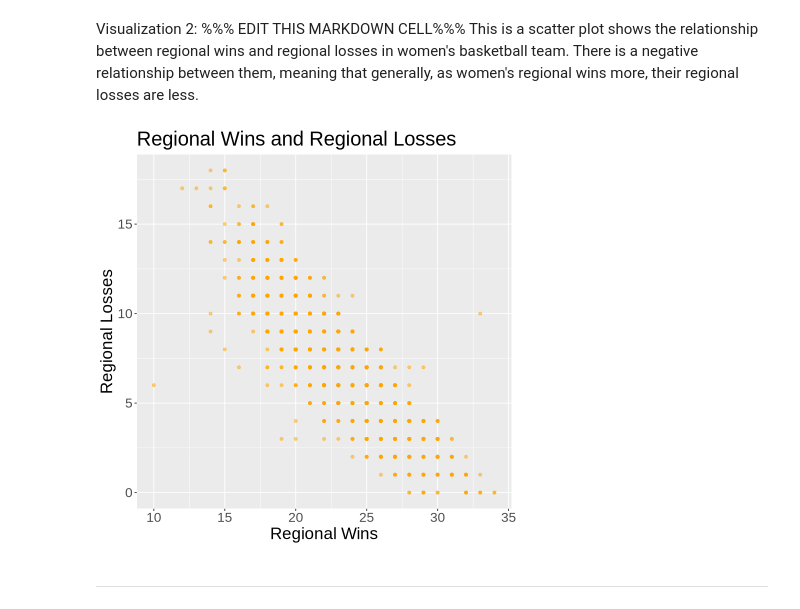
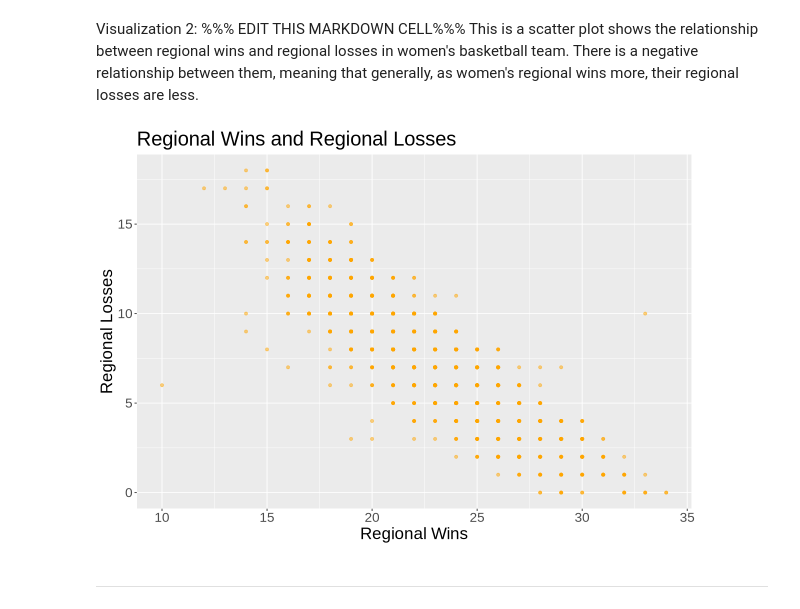
Before and after one commit to liujiayan1234-create/dsci-100-project-Joanna-Liu, a Jupyter notebook: dsci-100-project-notebook.ipynb, the cells around one changed output. Drawn from its saved outputs; the diff is of its cells as text; code cells hidden in the pictures.

```diff
--- a/dsci-100-project-notebook.ipynb
+++ b/dsci-100-project-notebook.ipynb
@@ -408,16 +408,18 @@ Visualization 2: %%% EDIT THIS MARKDOWN CELL%%%
 This is a scatter plot shows the relationship between regional wins and regional losses in women's basketball team. There is a negative relationship between them, meaning that generally, as women's regional wins more, their regional losses are less.
 # %%
 ### EDIT THIS CODE CELL FOR VISUALIZATION 2###
+options(repr.plot.width = 10, repr.plot.height = 7)
+options(jupyter.plot_mimetypes = "image/png")
 visualization_2 <-ggplot(women_basketball_tidy, aes(x = reg_wins, y = reg_losses)) +
   geom_point(color = "orange", alpha = 0.5) +
   labs(title = "Regional Wins and Regional Losses",
        x = "Regional Wins",
        y = "Regional Losses")+
 theme(text = element_text(size = 20))
 
 visualization_2
 # %% [output]
-[figure, old version]
+[figure, new version]
 # %% [markdown]
 ------
 # %% [markdown]
```
